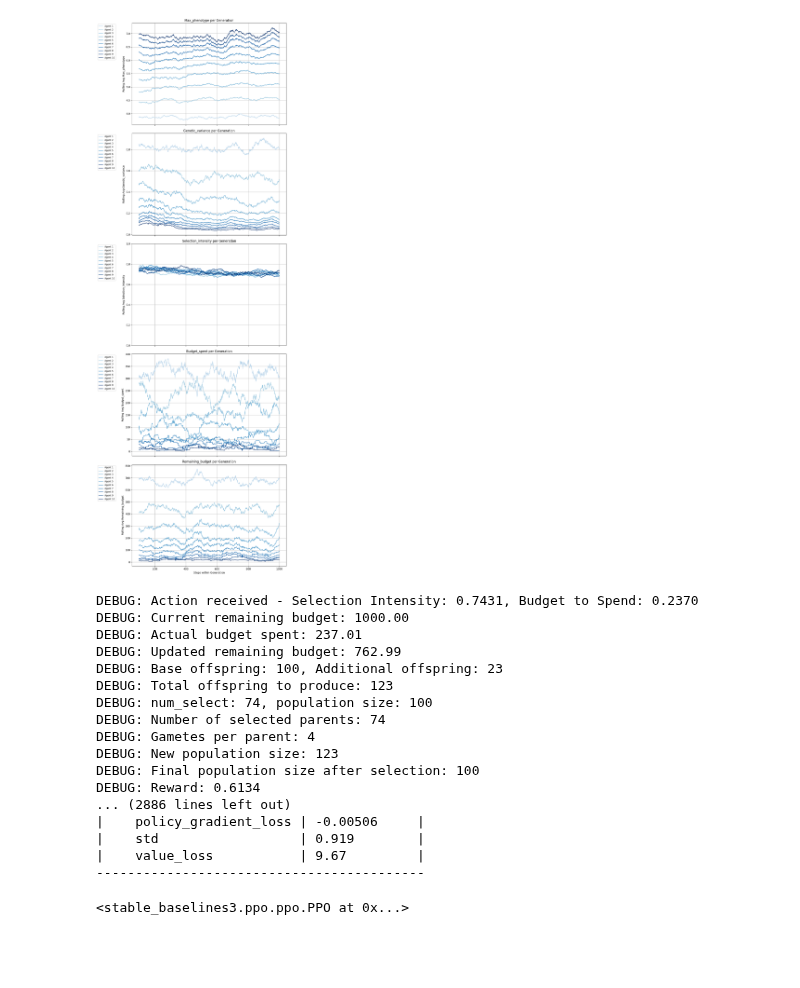
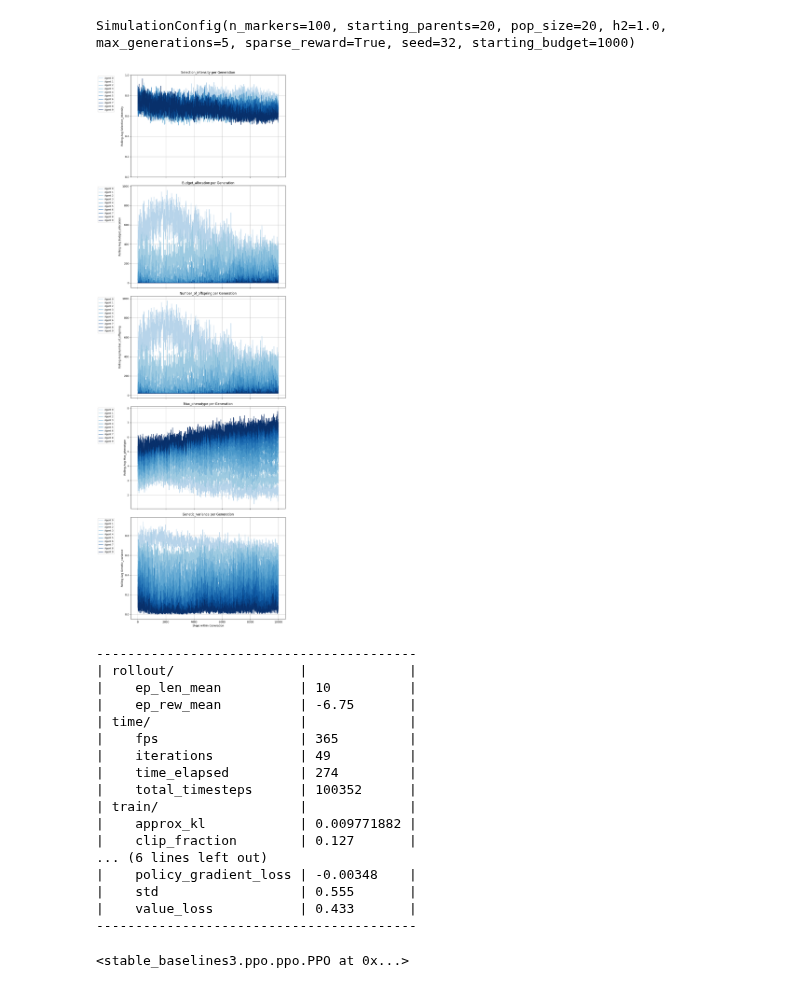
Before and after one commit to cjGO/ChewC, a Jupyter notebook: dev_nbs/BudgetAgent.ipynb, the cells around one changed output. Cells and saved outputs as stored; diff of their text form; code cells hidden in the pictures; blank space fills up the shorter version.

Commit message:
working budget

```diff
--- a/dev_nbs/BudgetAgent.ipynb
+++ b/dev_nbs/BudgetAgent.ipynb
@@ -734,26 +632,33 @@ DEBUG: Reward: 1.2745
+# %%
+config = SimulationConfig(n_markers=100, pop_size=20, starting_parents=20, max_generations=5, h2=1.0, seed=32)
+SP = SimParams(config)
+print(config)
+budget_env = BudgetEnvironment(SP,config)
+# %% [output]
+SimulationConfig(n_markers=100, starting_parents=20, pop_size=20, h2=1.0, max_generations=5, sparse_reward=True, seed=32, starting_budget=1000)
 # %%
-total_timesteps=10000
-model = PPO("MultiInputPolicy", env, device='cuda', verbose=1, tensorboard_log=tensorboard_log)
+total_timesteps=100000
+budget_model = PPO("MultiInputPolicy", budget_env, device='cuda', verbose=1)
 vis_callback = GeneralizedVisualizationCallback(log_freq=1000)
 # Train the model
-model.learn(total_timesteps=total_timesteps, callback=vis_callback)
+budget_model.learn(total_timesteps=total_timesteps, callback=vis_callback)
 # %% [output]
-[figure, old version]
+[figure, new version]
-DEBUG: Action received - Selection Intensity: 0.7431, Budget to Spend: 0.2370
-DEBUG: Current remaining budget: 1000.00
-DEBUG: Actual budget spent: 237.01
-DEBUG: Updated remaining budget: 762.99
-DEBUG: Base offspring: 100, Additional offspring: 23
-DEBUG: Total offspring to produce: 123
-DEBUG: num_select: 74, population size: 100
-DEBUG: Number of selected parents: 74
-DEBUG: Gametes per parent: 4
-DEBUG: New population size: 123
-DEBUG: Final population size after selection: 100
-DEBUG: Reward: 0.6134
-... (2886 lines left out)
-|    policy_gradient_loss | -0.00506     |
-|    std                  | 0.919        |
-|    value_loss           | 9.67         |
-------------------------------------------
+-----------------------------------------
+| rollout/                |             |
+|    ep_len_mean          | 10          |
+|    ep_rew_mean          | -6.75       |
+| time/                   |             |
+|    fps                  | 365         |
+|    iterations           | 49          |
+|    time_elapsed         | 274         |
+|    total_timesteps      | 100352      |
+| train/                  |             |
+|    approx_kl            | 0.009771882 |
+|    clip_fraction        | 0.127       |
+... (6 lines left out)
+|    policy_gradient_loss | -0.00348    |
+|    std                  | 0.555       |
+|    value_loss           | 0.433       |
+-----------------------------------------
 <stable_baselines3.ppo.ppo.PPO at 0x...>
```
Also changed, not shown: parts of 5 cells of this notebook.
